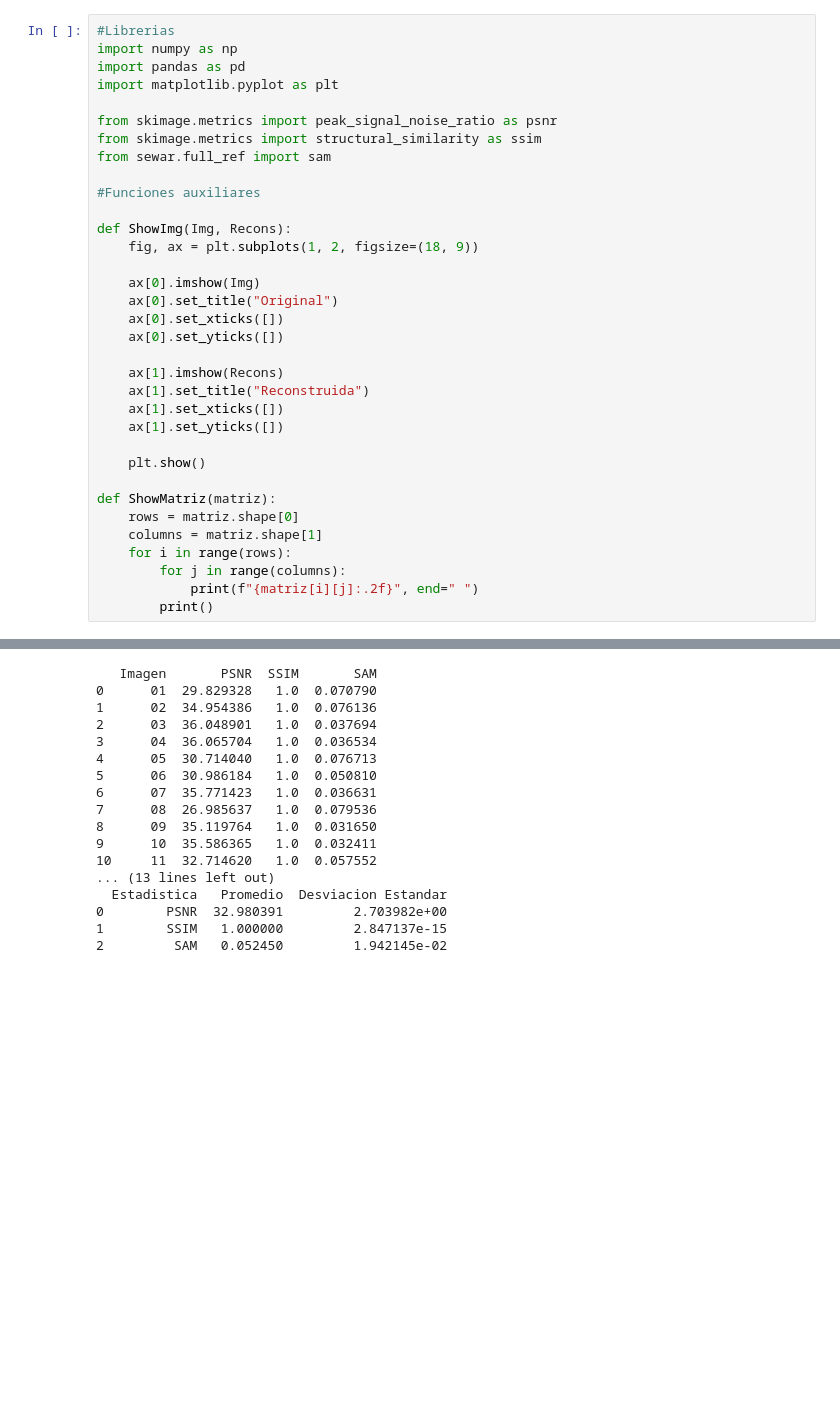
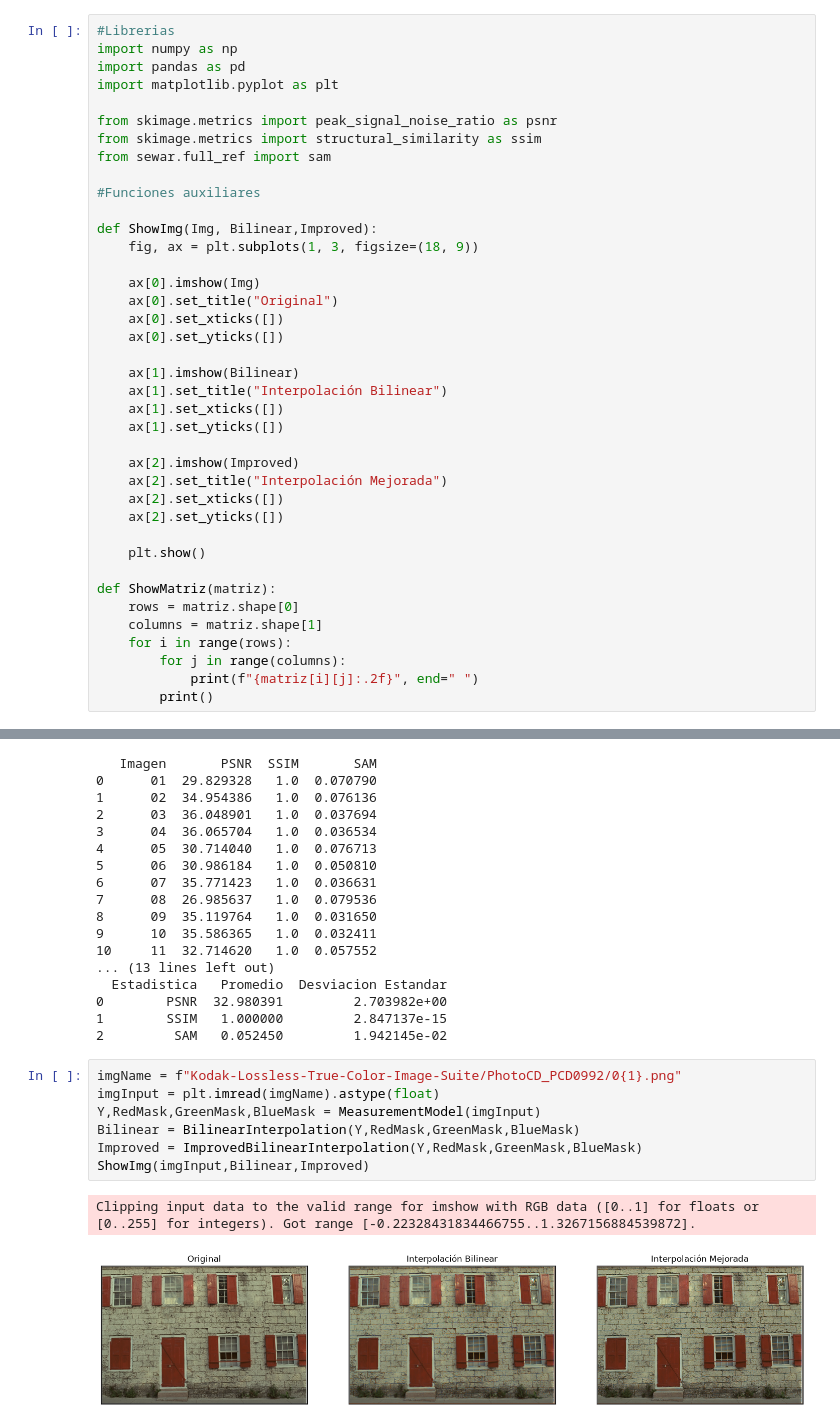
Before and after one commit to JoacoFierro/Entregables-INF449, a Jupyter notebook: tareas/Tarea-1/Desarrollo.ipynb, the cells around one changed output, grey strips where cells are left out. Drawn from its saved outputs; the diff is of its cells as text; blank space fills up the shorter version.

Commit message:
Comparacion entre imagenes

```diff
--- a/tareas/Tarea-1/Desarrollo.ipynb
+++ b/tareas/Tarea-1/Desarrollo.ipynb
@@ -33,18 +33,23 @@ from sewar.full_ref import sam
 
 #Funciones auxiliares
 
-def ShowImg(Img, Recons):
-    fig, ax = plt.subplots(1, 2, figsize=(18, 9))
+def ShowImg(Img, Bilinear,Improved):
+    fig, ax = plt.subplots(1, 3, figsize=(18, 9))
 
     ax[0].imshow(Img)
     ax[0].set_title("Original")
     ax[0].set_xticks([])
     ax[0].set_yticks([])
 
-    ax[1].imshow(Recons)
-    ax[1].set_title("Reconstruida")
+    ax[1].imshow(Bilinear)
+    ax[1].set_title("Interpolación Bilinear")
     ax[1].set_xticks([])
     ax[1].set_yticks([])
+
+    ax[2].imshow(Improved)
+    ax[2].set_title("Interpolación Mejorada")
+    ax[2].set_xticks([])
+    ax[2].set_yticks([])
 
     plt.show()
 
@@ -342,3 +347,13 @@ print(StadicsImproved)
 0        PSNR  32.980391         2.703982e+00
 1        SSIM   1.000000         2.847137e-15
 2         SAM   0.052450         1.942145e-02
+# %%
+imgName = f"Kodak-Lossless-True-Color-Image-Suite/PhotoCD_PCD0992/0{1}.png"
+imgInput = plt.imread(imgName).astype(float)
+Y,RedMask,GreenMask,BlueMask = MeasurementModel(imgInput)
+Bilinear = BilinearInterpolation(Y,RedMask,GreenMask,BlueMask)
+Improved = ImprovedBilinearInterpolation(Y,RedMask,GreenMask,BlueMask)
+ShowImg(imgInput,Bilinear,Improved)
+# %% [output]
+Clipping input data to the valid range for imshow with RGB data ([0..1] for floats or [0..255] for integers). Got range [-0.22328431834466755..1.3267156884539872].
+[figure, added]
```
Also changed, not shown: 1 other file.
